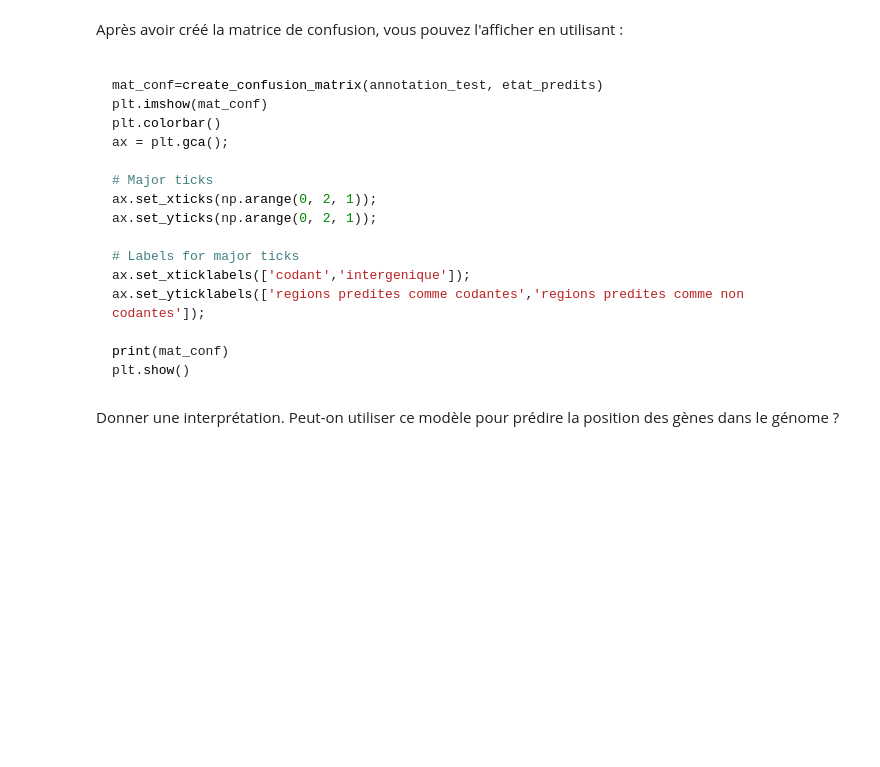
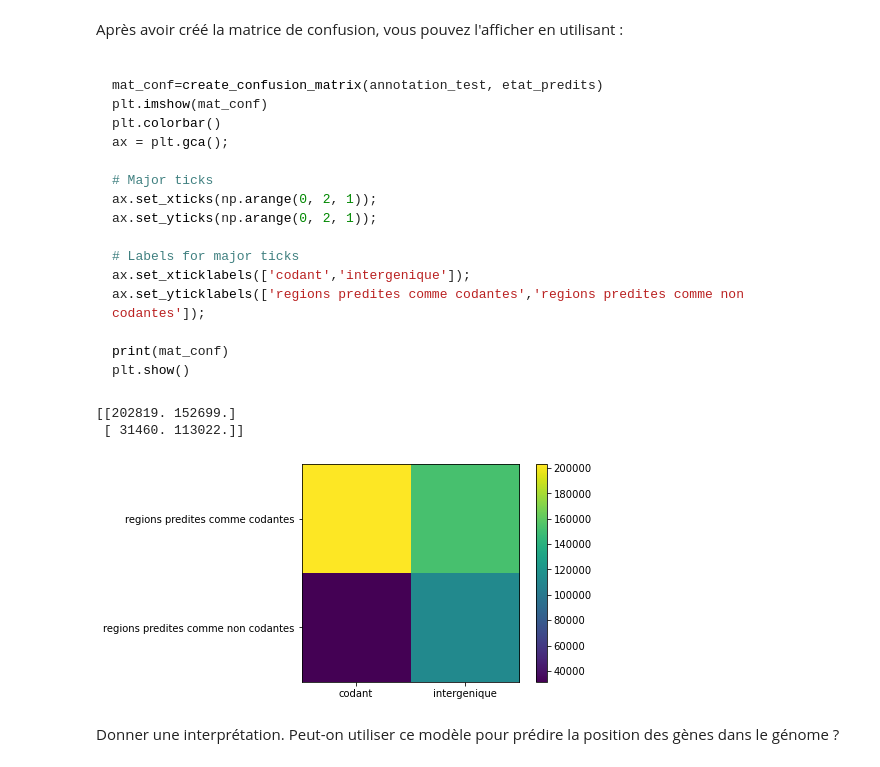
Before and after one commit to samynhl/DAC-M1-S1-MAPSI-TMES, a Jupyter notebook: TME7/tme7_BOUTALEB_NEHLIL.ipynb, the cells around one changed output. Drawn from its saved outputs; the diff is of its cells as text; code cells hidden in the pictures; blank space fills up the shorter version.

```diff
--- a/TME7/tme7_BOUTALEB_NEHLIL.ipynb
+++ b/TME7/tme7_BOUTALEB_NEHLIL.ipynb
@@ -272,3 +284,18 @@ def create_confusion_matrix(true_sequence, predicted_sequence):
+# %%
+def create_confusion_matrix(true_sequence, predicted_sequence):
+    mat_conf = np.zeros((2,2))
+    for i in range(len(predicted_sequence)) :
+        if predicted_sequence[i] == true_sequence[i] : ## True prediction
+            if true_sequence[i] == 0 :
+                mat_conf[1,1] += 1 ## True Negatives
+            else :
+                mat_conf[0,0] += 1 ## True positives
+        else : ## False prediction
+            if true_sequence[i] == 1 :
+                mat_conf[1,0] += 1 ## False negatives
+            else :
+                mat_conf[0,1] += 1 ## False positives
+    return mat_conf
 # %% [markdown]
 Après avoir créé la matrice de confusion, vous pouvez l'afficher en utilisant :
 
@@ -295,3 +320,25 @@ import matplotlib.pyplot as plt
+# %%
+import matplotlib.pyplot as plt
+
+mat_conf=create_confusion_matrix(annotation_test, etat_predits)
+plt.imshow(mat_conf)
+plt.colorbar()
+ax = plt.gca();
+
+# Major ticks
+ax.set_xticks(np.arange(0, 2, 1));
+ax.set_yticks(np.arange(0, 2, 1));
+
+# Labels for major ticks
+ax.set_xticklabels(['codant','intergenique']);
+ax.set_yticklabels(['regions predites comme codantes','regions predites comme non codantes']);
+
+print(mat_conf)
+plt.show()
+# %% [output]
+[[202819. 152699.]
+ [ 31460. 113022.]]
+[figure, added]
 # %% [markdown]
 Donner une interprétation.
 Peut-on utiliser ce modèle pour prédire la position des gènes dans le génome ?
```
Also changed, not shown: parts of 9 cells of this notebook.
